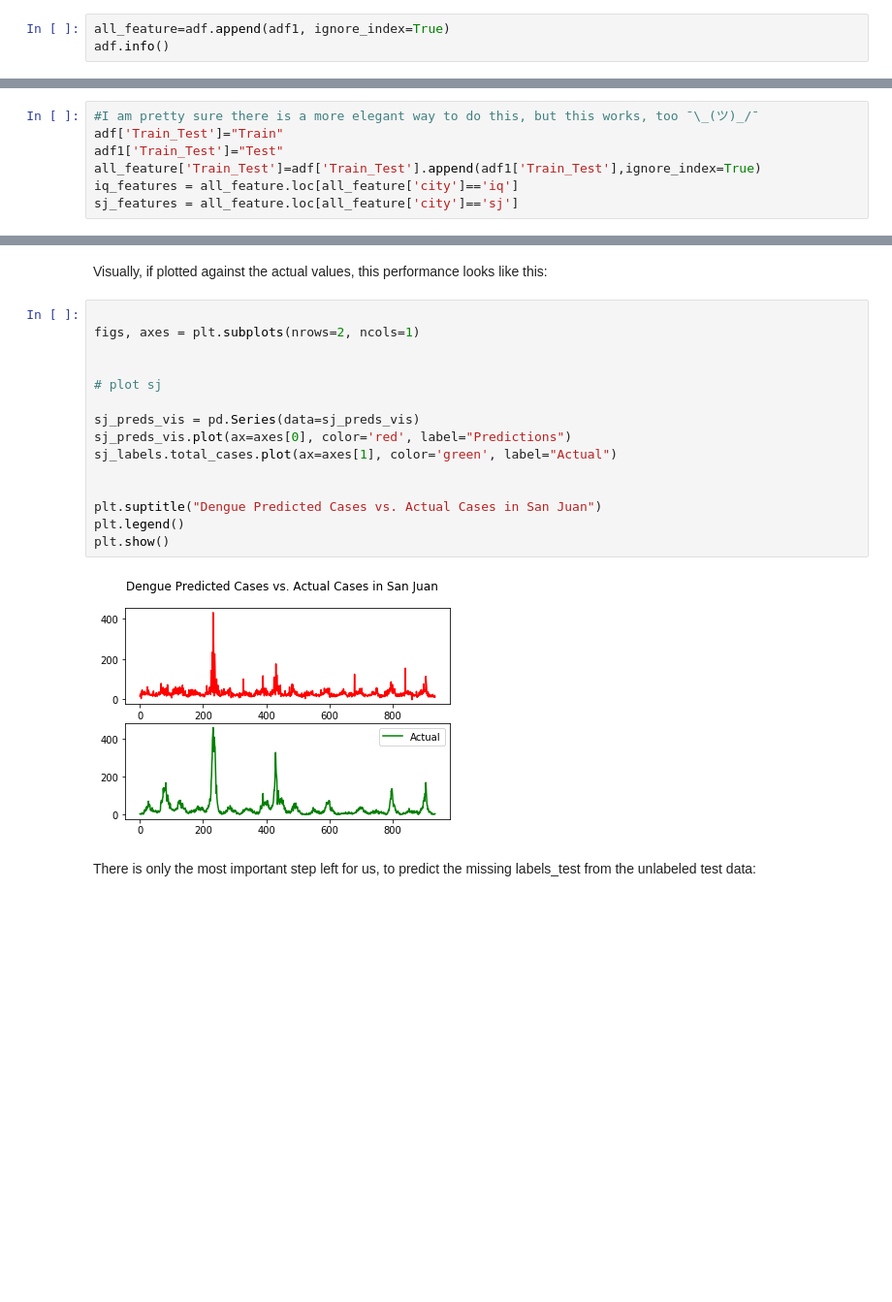
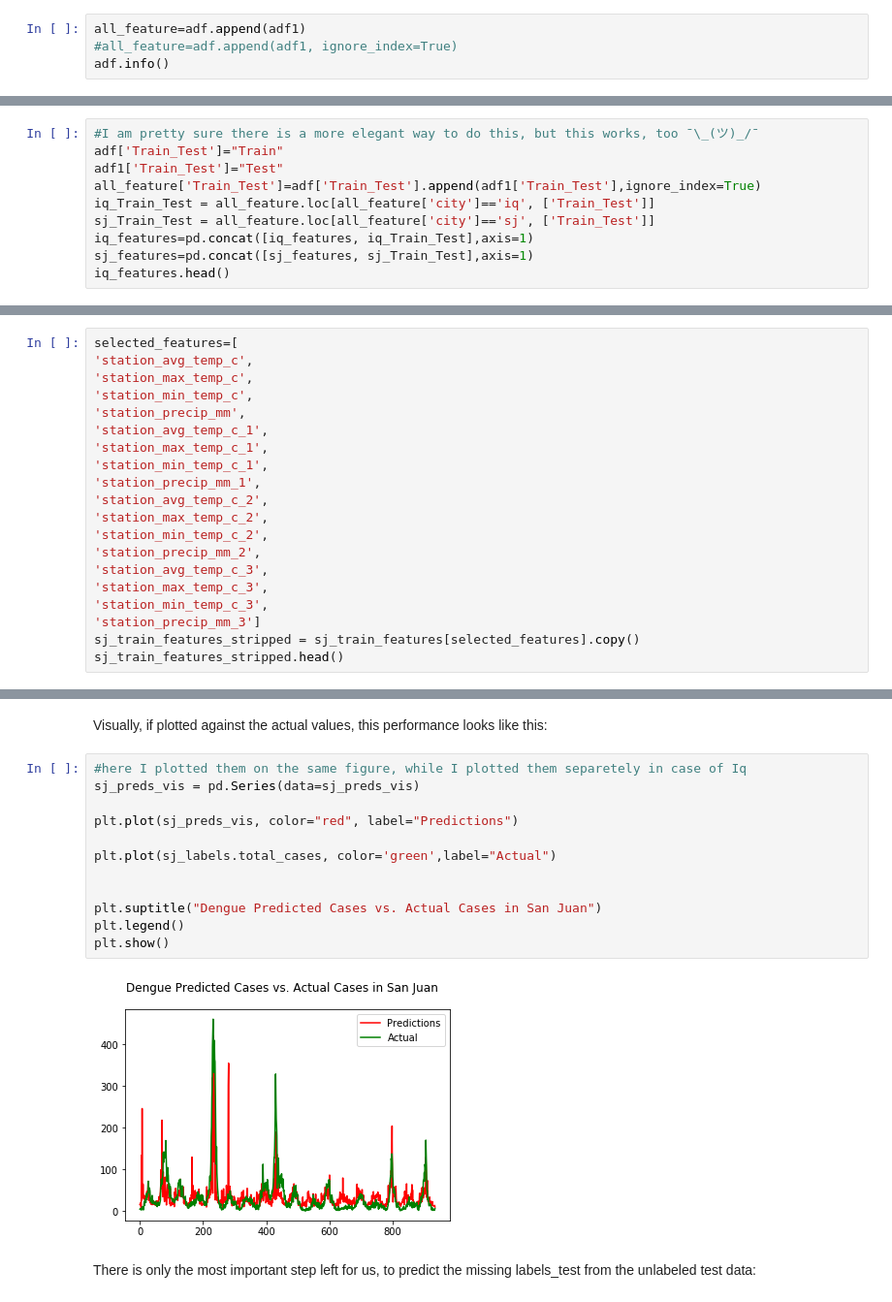
Before and after one commit to budapestpy-workshops/workshops, a Jupyter notebook: 04_ML_regression_problem˛/dengAI_Bp_py_corrected2.ipynb, the cells around one changed output, grey strips where cells are left out. Shown at 97% size. Saved outputs shown, nothing was run; the diff lists cells and outputs as text; blank space fills up the shorter version.

```diff
--- a/04_ML_regression_problem˛/dengAI_Bp_py_corrected2.ipynb
+++ b/04_ML_regression_problem˛/dengAI_Bp_py_corrected2.ipynb
@@ -116,7 +118,8 @@ adf2.head()
 Then, investigate what type of features we have.
 ## Q: Is everything in the correct format?
 # %%
-all_feature=adf.append(adf1, ignore_index=True)
+all_feature=adf.append(adf1)
+#all_feature=adf.append(adf1, ignore_index=True)
 adf.info()
 # %% [output]
 <class 'pandas.core.frame.DataFrame'>
@@ -342,5 +419,8 @@ Solution: (I forgot to resplit train and test after data preprocessing, genuine
 adf['Train_Test']="Train"
 adf1['Train_Test']="Test"
 all_feature['Train_Test']=adf['Train_Test'].append(adf1['Train_Test'],ignore_index=True)
-iq_features = all_feature.loc[all_feature['city']=='iq']
-sj_features = all_feature.loc[all_feature['city']=='sj']
+iq_Train_Test = all_feature.loc[all_feature['city']=='iq', ['Train_Test']]
+sj_Train_Test = all_feature.loc[all_feature['city']=='sj', ['Train_Test']]
+iq_features=pd.concat([iq_features, iq_Train_Test],axis=1)
+sj_features=pd.concat([sj_features, sj_Train_Test],axis=1)
+iq_features.head()
@@ -485,0 +523,20 @@ print(sj_train_labels.shape)
+# %%
+selected_features=[
+'station_avg_temp_c',
+'station_max_temp_c',
+'station_min_temp_c',
+'station_precip_mm',
+'station_avg_temp_c_1',
+'station_max_temp_c_1',
+'station_min_temp_c_1',
+'station_precip_mm_1',
+'station_avg_temp_c_2',
+'station_max_temp_c_2',
+'station_min_temp_c_2',
+'station_precip_mm_2',
+'station_avg_temp_c_3',
+'station_max_temp_c_3',
+'station_min_temp_c_3',
+'station_precip_mm_3']
+sj_train_features_stripped = sj_train_features[selected_features].copy()
+sj_train_features_stripped.head()
@@ -554,22 +638,19 @@ mean absolute error: 29.263345
 # %% [markdown]
 Visually,  if plotted against the actual values, this performance looks like this:
 # %%
+#here I plotted them on the same figure, while I plotted them separetely in case of Iq
+sj_preds_vis = pd.Series(data=sj_preds_vis)
 
-figs, axes = plt.subplots(nrows=2, ncols=1)
+plt.plot(sj_preds_vis, color="red", label="Predictions")
 
-
-# plot sj
-
-sj_preds_vis = pd.Series(data=sj_preds_vis)
-sj_preds_vis.plot(ax=axes[0], color='red', label="Predictions")
-sj_labels.total_cases.plot(ax=axes[1], color='green', label="Actual")
+plt.plot(sj_labels.total_cases, color='green',label="Actual")
 
 
 plt.suptitle("Dengue Predicted Cases vs. Actual Cases in San Juan")
 plt.legend()
 plt.show()
 # %% [output]
-[figure, old version]
+[figure, new version]
 # %% [markdown]
 There is only the most important step left for us, to predict the missing labels_test from the unlabeled test data:
 # %% [markdown]
```
Also changed, not shown: parts of 46 cells of this notebook.
